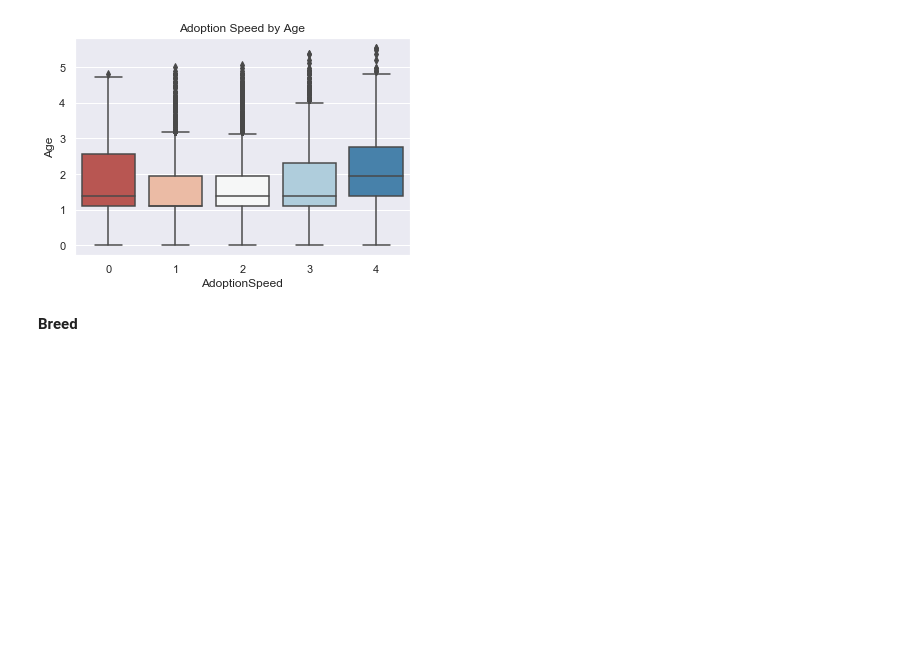
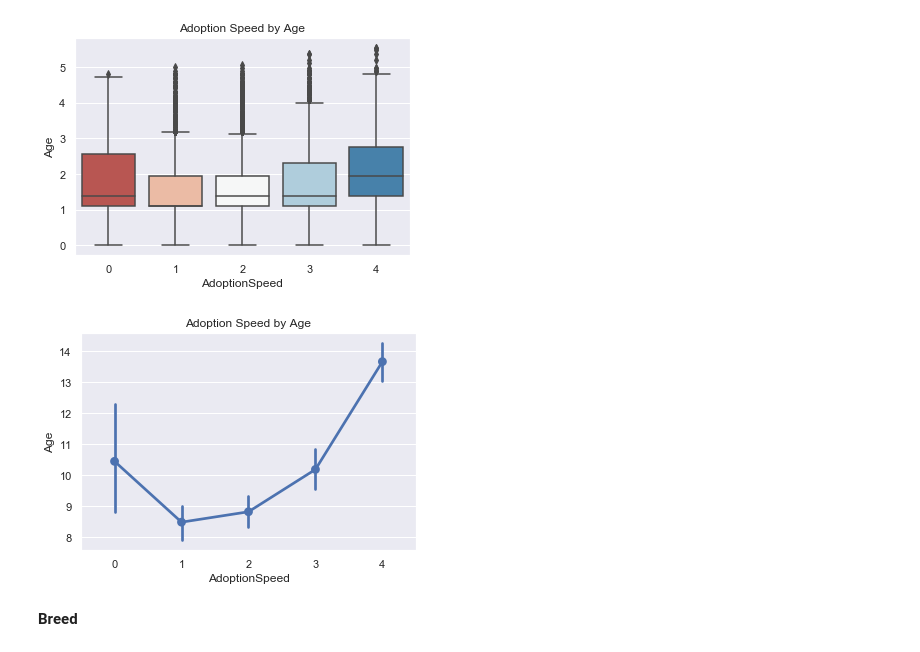
Before and after one commit to dujiaying/ml_final, a Jupyter notebook: eda.ipynb, the cells around one changed output. Saved outputs shown, nothing was run; the diff lists cells and outputs as text; code cells hidden in the pictures; blank space fills up the shorter version.

```diff
--- a/eda.ipynb
+++ b/eda.ipynb
@@ -224,6 +252,12 @@ plt.title('Adoption Speed by Age')
 plt.show()
 # %% [output]
 [figure]
+# %%
+sns.pointplot(df.AdoptionSpeed, df.Age)
+plt.title('Adoption Speed by Age')
+plt.show()
+# %% [output]
+[figure, added]
 # %% [markdown]
 <b> Breed
 # %% [markdown]
```
Also changed, not shown: parts of 116 cells of this notebook.
